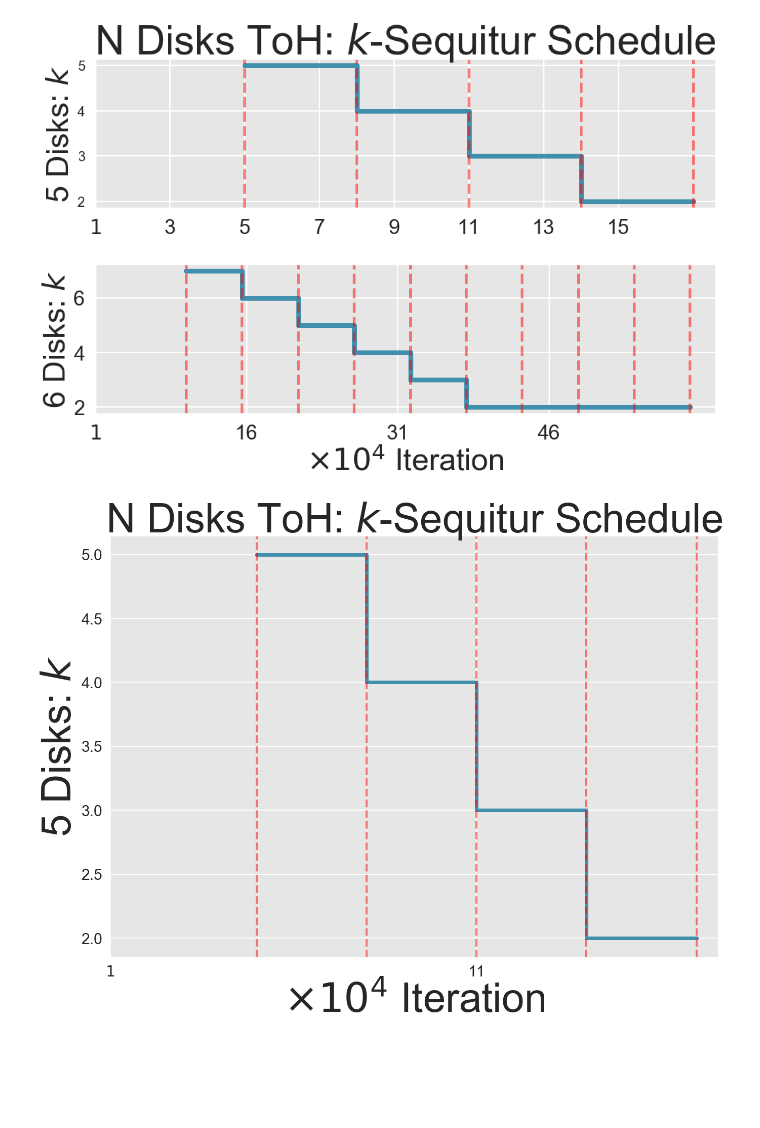
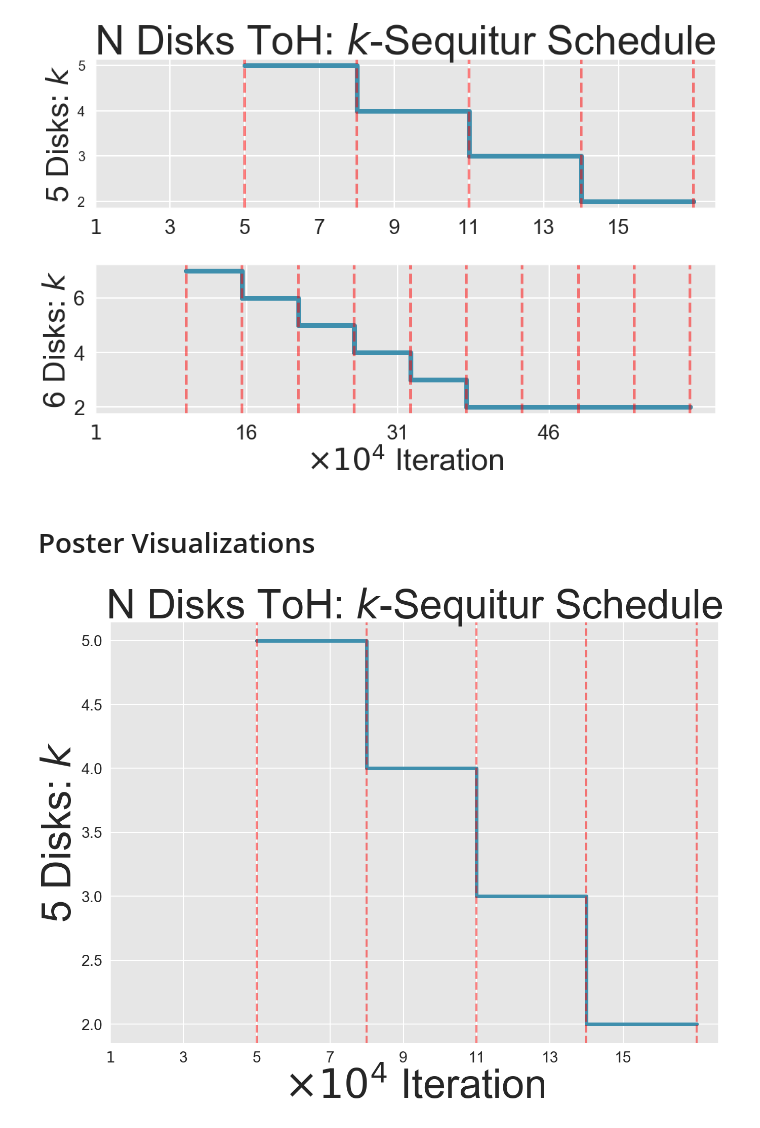
Before and after one commit to RobertTLange/action-grammars-hrl, a Jupyter notebook: visualize_results.ipynb, the cells around one changed output. Cells and saved outputs as stored; diff of their text form; code cells hidden in the pictures; blank space fills up the shorter version.

```diff
--- a/visualize_results.ipynb
+++ b/visualize_results.ipynb
@@ -488,25 +558,27 @@ plt.tight_layout()
 plt.savefig("figures/f4_right_sequitur_schedule", dpi=300)
 # %% [output]
 [figure]
+# %% [markdown]
+# Poster Visualizations
 # %%
 plt.figure(figsize=(20, 15))
 plt.title(r"N Disks ToH: $k$-Sequitur Schedule", fontsize=80)
 
 plt.plot(schedule_towers_5_its, schedule_towers_5_k, ".", linewidth=7.0)
 plt.step(schedule_towers_5_its, schedule_towers_5_k, "-", where="post", linewidth=7.0)
 plt.xlabel(r"$\times 10^4$ Iteration", fontsize=80)
 plt.ylabel(r"5 Disks: $k$", fontsize=80)
 
 for x in schedule_towers_5_its:
     plt.axvline(x=x, linewidth=4, color='r', linestyle="--", alpha=0.5)
 
-its_ticks = np.arange(10000, np.max(schedule_towers_5_its), 100000)
+its_ticks = np.arange(10000, np.max(schedule_towers_5_its), 20000)
 its_labels_temp = [str(int(it/10000)) for it in its_ticks]
 its_labels = [it_l for it_l in its_labels_temp]
 its_labels[0] = r"$1$"
 plt.xticks(its_ticks, its_labels, fontsize=30)
 plt.yticks(fontsize=30)
 plt.tight_layout()
 plt.savefig("figures/poster_sequitur_schedule", dpi=300)
 # %% [output]
-[figure, old version]
+[figure, new version]
```
Also changed, not shown: parts of 14 cells of this notebook, 2 other files.
